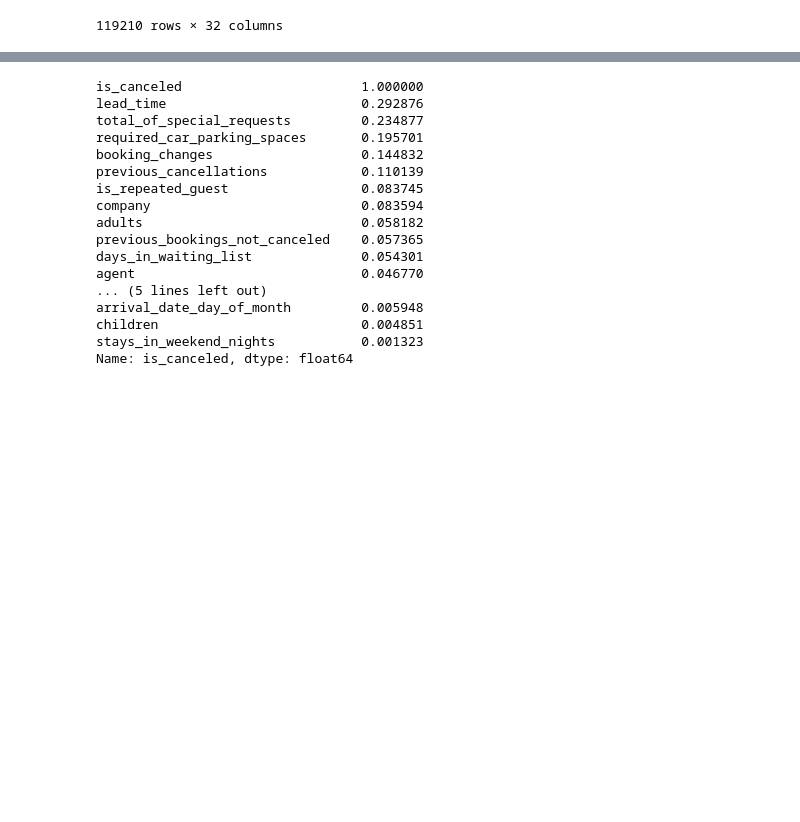
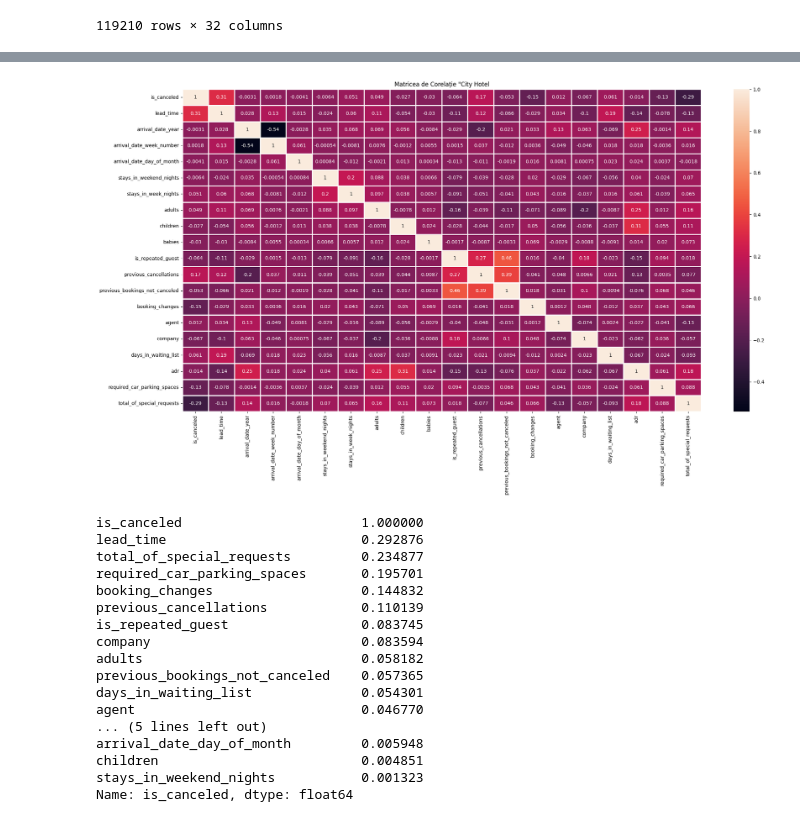
Before and after one commit to Mknz10/Proiect-Sisteme-Inteligente, a Jupyter notebook: BookingDemand.ipynb, the cells around one changed output, grey strips where cells are left out. Drawn from its saved outputs; the diff is of its cells as text; code cells hidden in the pictures; blank space fills up the shorter version.

```diff
--- a/BookingDemand.ipynb
+++ b/BookingDemand.ipynb
@@ -138,3 +150,10 @@ plt.show()
+# %%
+plt.figure(figsize=(24, 12))
+sns.heatmap(dataCity.corr(numeric_only=True) , annot=True, linewidths=1)
+plt.title('Matricea de Corelație "City Hotel')
+plt.show()
+# %% [output]
+[figure, added]
 # %%
 df_numeric = df.select_dtypes(include=['number'])
 correlation = df_numeric.corr()['is_canceled'].abs().sort_values(ascending=False)
```
Also changed, not shown: parts of 27 cells of this notebook.
